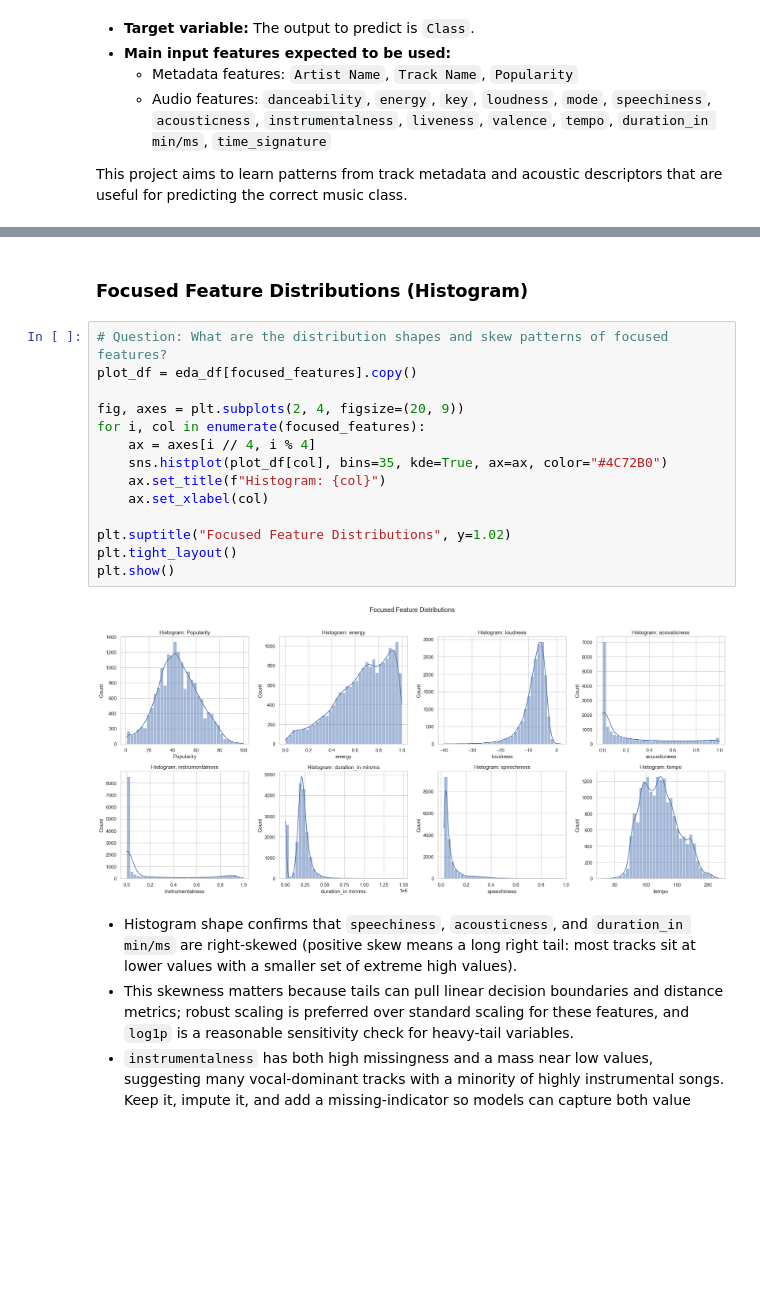
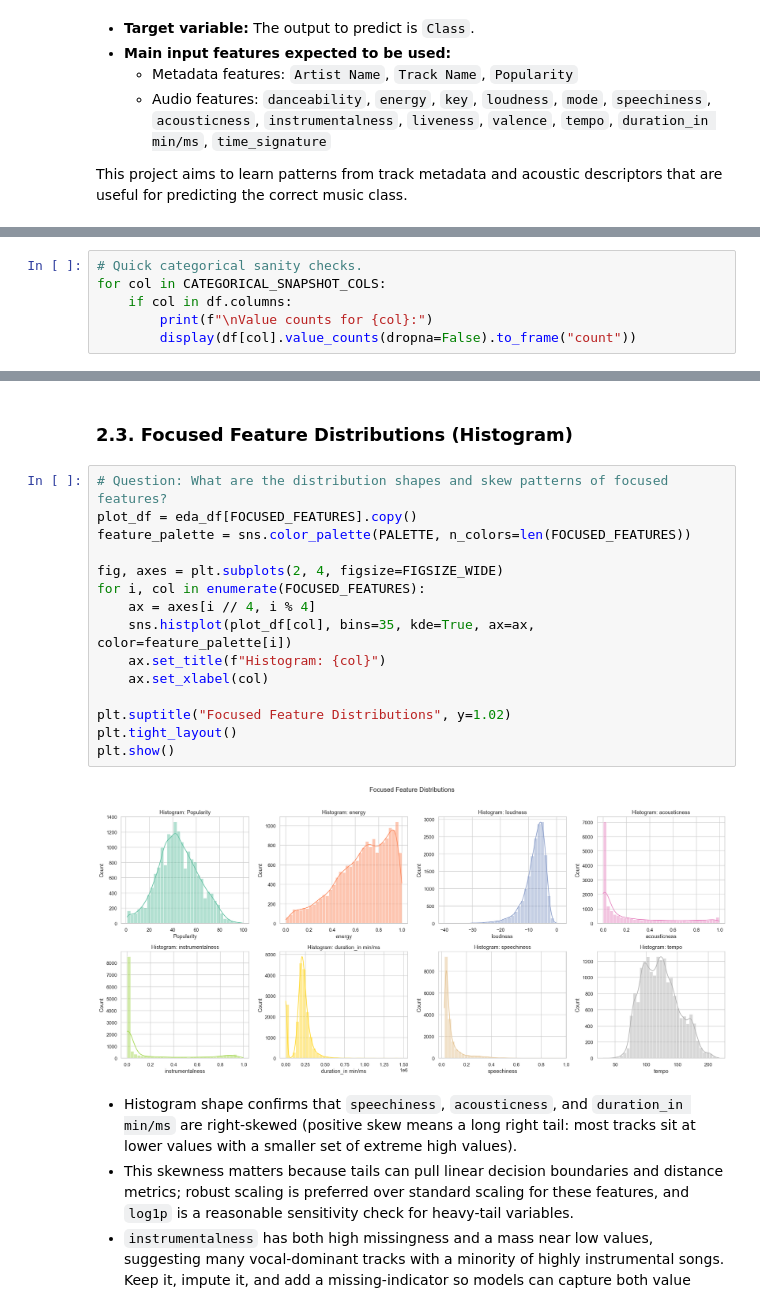
Before and after one commit to 7u4n10/ml-music-class, a Jupyter notebook: notebooks/project_part_2_Team_#.ipynb, the cells around one changed output, grey strips where cells are left out. Saved outputs shown, nothing was run; the diff lists cells and outputs as text; blank space fills up the shorter version.

```diff
--- a/notebooks/project_part_2_Team_#.ipynb
+++ b/notebooks/project_part_2_Team_#.ipynb
@@ -114,0 +218,6 @@ summary_table
+# %%
+# Quick categorical sanity checks.
+for col in CATEGORICAL_SNAPSHOT_COLS:
+    if col in df.columns:
+        print(f"\nValue counts for {col}:")
+        display(df[col].value_counts(dropna=False).to_frame("count"))
@@ -115,21 +237,22 @@ summary_table
 # %% [markdown]
-### Focused Feature Distributions (Histogram)
+### 2.3. Focused Feature Distributions (Histogram)
 # %%
 # Question: What are the distribution shapes and skew patterns of focused features?
-plot_df = eda_df[focused_features].copy()
+plot_df = eda_df[FOCUSED_FEATURES].copy()
+feature_palette = sns.color_palette(PALETTE, n_colors=len(FOCUSED_FEATURES))
 
-fig, axes = plt.subplots(2, 4, figsize=(20, 9))
-for i, col in enumerate(focused_features):
+fig, axes = plt.subplots(2, 4, figsize=FIGSIZE_WIDE)
+for i, col in enumerate(FOCUSED_FEATURES):
     ax = axes[i // 4, i % 4]
-    sns.histplot(plot_df[col], bins=35, kde=True, ax=ax, color="#4C72B0")
+    sns.histplot(plot_df[col], bins=35, kde=True, ax=ax, color=feature_palette[i])
     ax.set_title(f"Histogram: {col}")
     ax.set_xlabel(col)
 
 plt.suptitle("Focused Feature Distributions", y=1.02)
 plt.tight_layout()
 plt.show()
 # %% [output]
-[figure, old version]
+[figure, new version]
 # %% [markdown]
 - Histogram shape confirms that `speechiness`, `acousticness`, and `duration_in min/ms` are right-skewed (positive skew means a long right tail: most tracks sit at lower values with a smaller set of extreme high values).
 - This skewness matters because tails can pull linear decision boundaries and distance metrics; robust scaling is preferred over standard scaling for these features, and `log1p` is a reasonable sensitivity check for heavy-tail variables.
```
Also changed, not shown: parts of 39 cells of this notebook, 2 other files.
